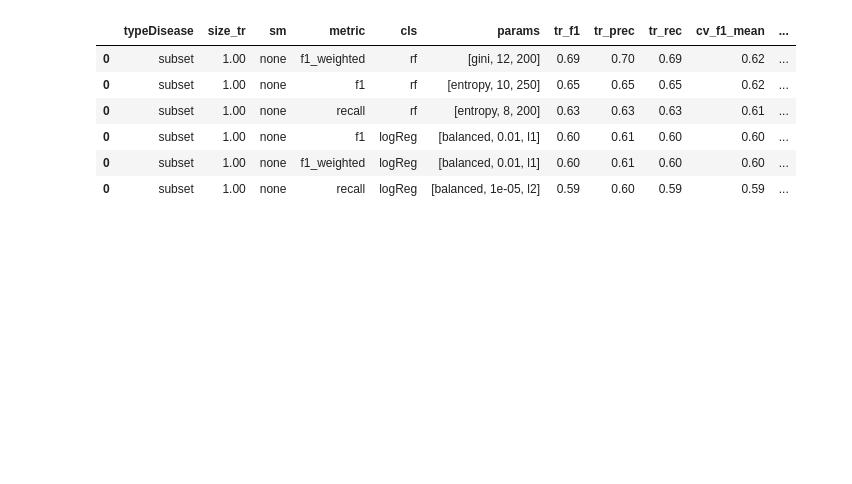
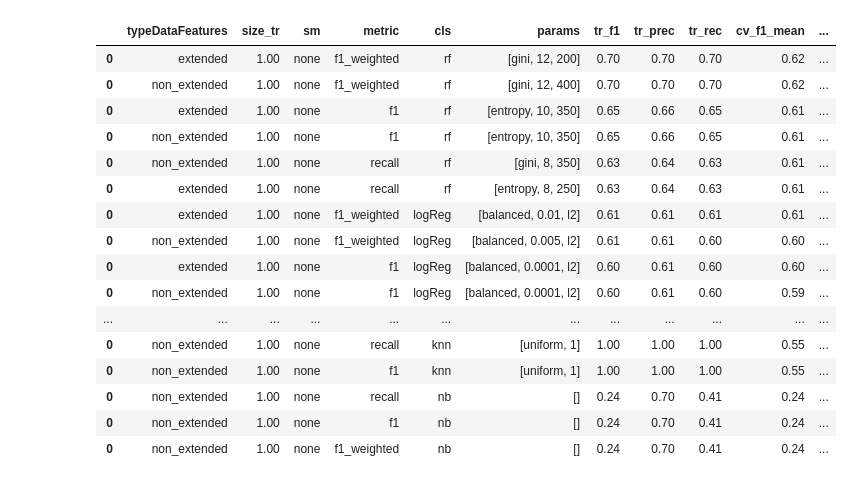
Before and after one commit to CHABOBO/readmission, a Jupyter notebook: notebook/04-results.ipynb, the cells around one changed output. Drawn from its saved outputs; the diff is of its cells as text; code cells hidden in the pictures; blank space fills up the shorter version.

```diff
--- a/notebook/04-results.ipynb
+++ b/notebook/04-results.ipynb
@@ -64,17 +64,27 @@ print dfAll.shape
 # %%
 dfAll.sort_values(["typeDisease","cv_f1_mean"], ascending=False,inplace=True)
-dfAll[['typeDisease',"size_tr","sm","metric","cls","params",
+dfAll[['typeDataFeatures',"size_tr","sm","metric","cls","params",
      'tr_f1', 'tr_prec', 'tr_rec',
      'cv_f1_mean', 'cv_prec_mean', 'cv_rec_mean',
      'test_f1', 'test_prec', 'test_rec', 'test_auc']]
 # %% [output]
-|  | typeDisease | size_tr | sm | metric | cls | params | tr_f1 | tr_prec | tr_rec | cv_f1_mean | ... |
-| 0 | subset | 1.00 | none | f1_weighted | rf | [gini, 12, 200] | 0.69 | 0.70 | 0.69 | 0.62 | ... |
-| 0 | subset | 1.00 | none | f1 | rf | [entropy, 10, 250] | 0.65 | 0.65 | 0.65 | 0.62 | ... |
-| 0 | subset | 1.00 | none | recall | rf | [entropy, 8, 200] | 0.63 | 0.63 | 0.63 | 0.61 | ... |
-| 0 | subset | 1.00 | none | f1 | logReg | [balanced, 0.01, l1] | 0.60 | 0.61 | 0.60 | 0.60 | ... |
-| 0 | subset | 1.00 | none | f1_weighted | logReg | [balanced, 0.01, l1] | 0.60 | 0.61 | 0.60 | 0.60 | ... |
-| 0 | subset | 1.00 | none | recall | logReg | [balanced, 1e-05, l2] | 0.59 | 0.60 | 0.59 | 0.59 | ... |
+|  | typeDataFeatures | size_tr | sm | metric | cls | params | tr_f1 | tr_prec | tr_rec | cv_f1_mean | ... |
+| 0 | extended | 1.00 | none | f1_weighted | rf | [gini, 12, 200] | 0.70 | 0.70 | 0.70 | 0.62 | ... |
+| 0 | non_extended | 1.00 | none | f1_weighted | rf | [gini, 12, 400] | 0.70 | 0.70 | 0.70 | 0.62 | ... |
+| 0 | extended | 1.00 | none | f1 | rf | [entropy, 10, 350] | 0.65 | 0.66 | 0.65 | 0.61 | ... |
+| 0 | non_extended | 1.00 | none | f1 | rf | [entropy, 10, 350] | 0.65 | 0.66 | 0.65 | 0.61 | ... |
+| 0 | non_extended | 1.00 | none | recall | rf | [gini, 8, 350] | 0.63 | 0.64 | 0.63 | 0.61 | ... |
+| 0 | extended | 1.00 | none | recall | rf | [entropy, 8, 250] | 0.63 | 0.64 | 0.63 | 0.61 | ... |
+| 0 | extended | 1.00 | none | f1_weighted | logReg | [balanced, 0.01, l2] | 0.61 | 0.61 | 0.61 | 0.61 | ... |
+| 0 | non_extended | 1.00 | none | f1_weighted | logReg | [balanced, 0.005, l2] | 0.61 | 0.61 | 0.60 | 0.60 | ... |
+| 0 | extended | 1.00 | none | f1 | logReg | [balanced, 0.0001, l2] | 0.60 | 0.61 | 0.60 | 0.60 | ... |
+| 0 | non_extended | 1.00 | none | f1 | logReg | [balanced, 0.0001, l2] | 0.60 | 0.61 | 0.60 | 0.59 | ... |
+| ... | ... | ... | ... | ... | ... | ... | ... | ... | ... | ... | ... |
+| 0 | non_extended | 1.00 | none | recall | knn | [uniform, 1] | 1.00 | 1.00 | 1.00 | 0.55 | ... |
+| 0 | non_extended | 1.00 | none | f1 | knn | [uniform, 1] | 1.00 | 1.00 | 1.00 | 0.55 | ... |
+| 0 | non_extended | 1.00 | none | recall | nb | [] | 0.24 | 0.70 | 0.41 | 0.24 | ... |
+| 0 | non_extended | 1.00 | none | f1 | nb | [] | 0.24 | 0.70 | 0.41 | 0.24 | ... |
+| 0 | non_extended | 1.00 | none | f1_weighted | nb | [] | 0.24 | 0.70 | 0.41 | 0.24 | ... |
 # %%
 dfAll.sort_values(["typeDisease","cv_f1_mean"], ascending=False,inplace=True)
 dfAll.groupby(["typeDisease"])[["size_tr","sm","metric","cls","params",
```
Also changed, not shown: parts of 2 cells of this notebook, 10 other files.
